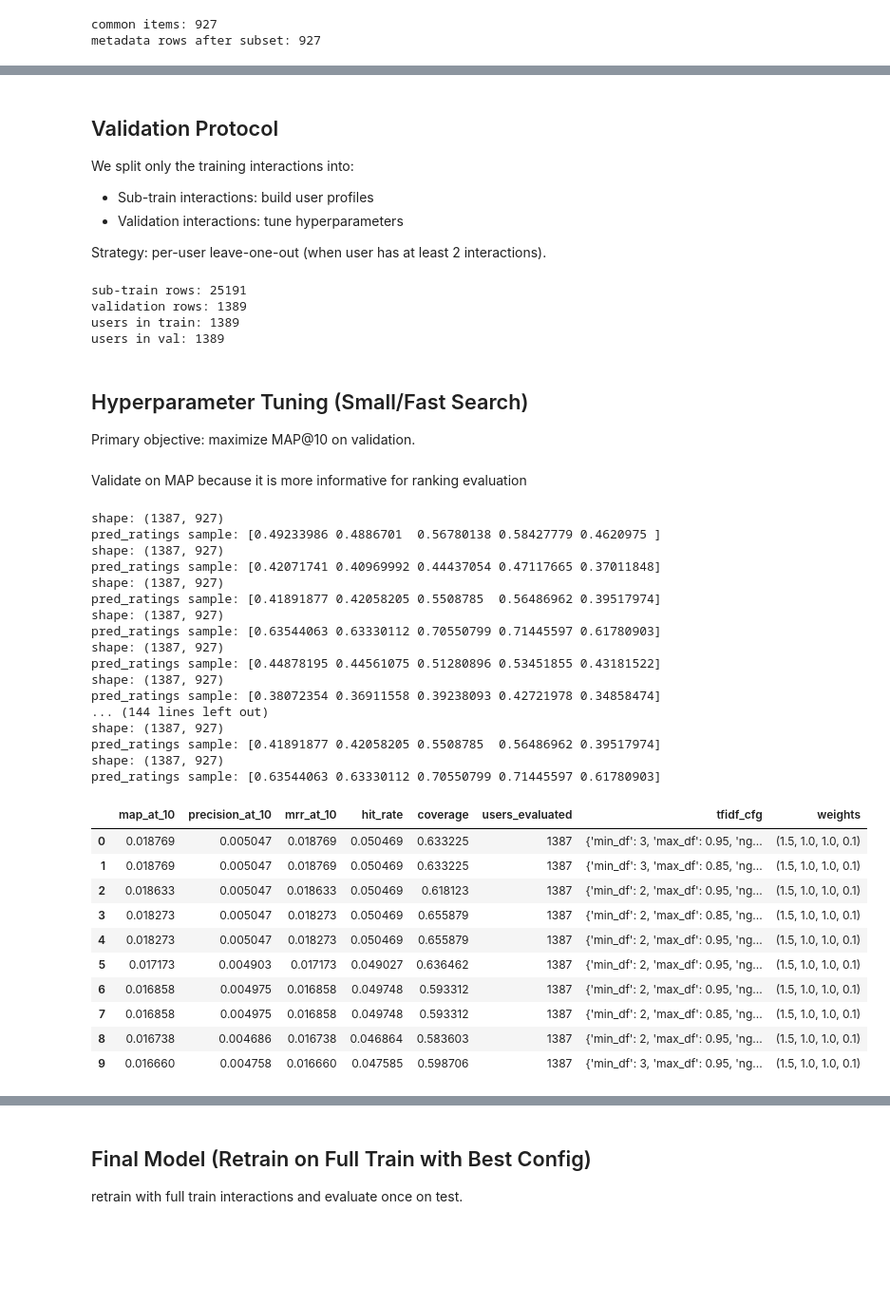
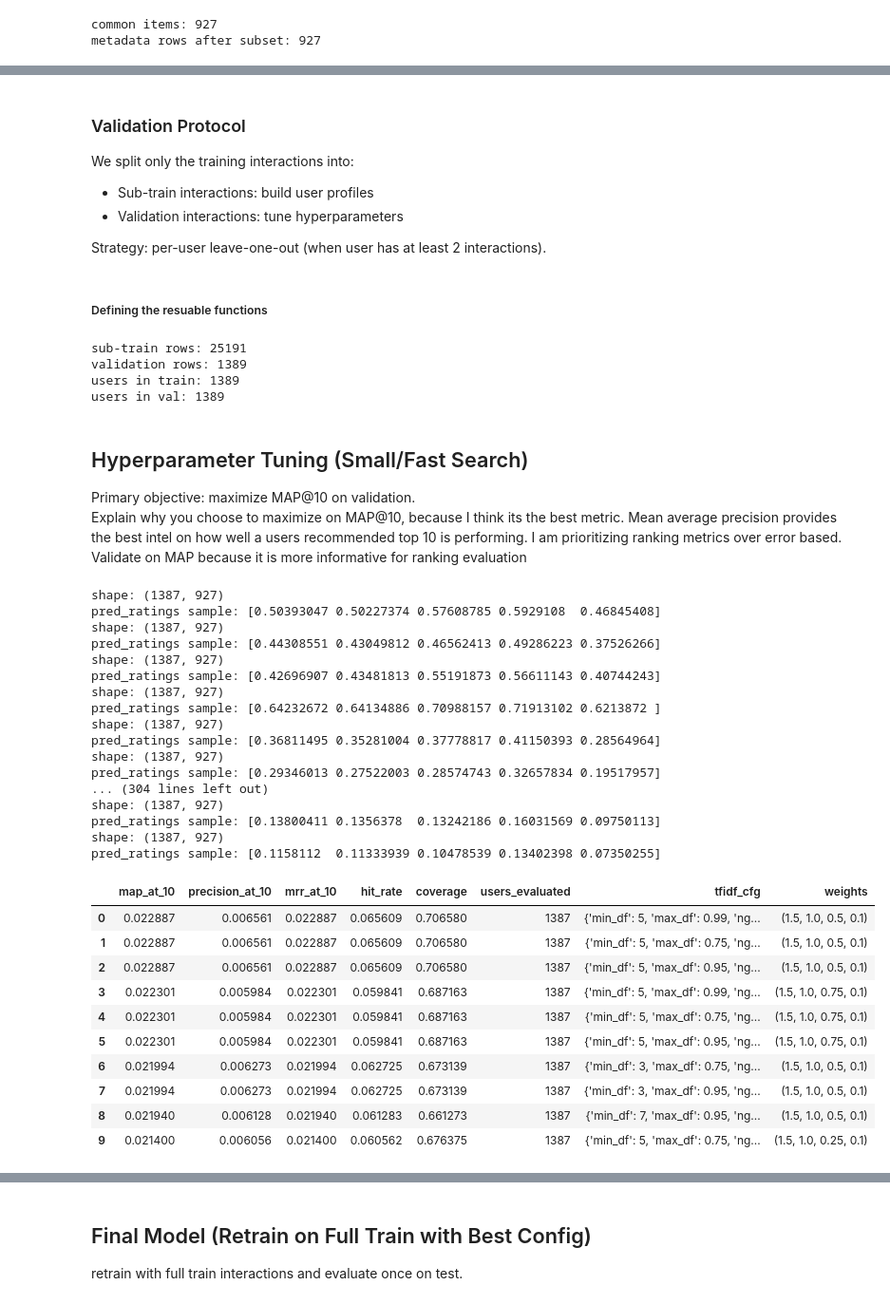
Before and after one commit to Armin-Irvije/Web-Recommender-Systems, a Jupyter notebook: week10_v2.ipynb, the cells around one changed output, grey strips where cells are left out. Shown at 95% size. Cells and saved outputs as stored; diff of their text form; code cells hidden in the pictures; blank space fills up the shorter version.

```diff
--- a/week10_v2.ipynb
+++ b/week10_v2.ipynb
@@ -61,11 +55,13 @@ metadata_df[['item_id', 'description', 'features', 'categories']].head(2)
 | 1312 | B00001X50M | product description you are snake... | lightly armed and facing an army ... | video games legacy systems playst... |
 # %% [markdown]
-## Validation Protocol
+### Validation Protocol
 We split only the training interactions into:
 - Sub-train interactions: build user profiles
 - Validation interactions: tune hyperparameters
 
 Strategy: per-user leave-one-out (when user has at least 2 interactions).
+# %% [markdown]
+##### Defining the resuable functions
 # %%
 def user_leave_one_out_split(df, user_col='user_id', seed=42):
     rng = np.random.default_rng(seed)
@@ -194,20 +190,20 @@ def topk_metrics(eval_df, artifacts, k=10, relevance_threshold=3.0):
     n_items = item_matrix.shape[0]
 
     for idx, u in enumerate(eval_users):
-        s = similarities[idx].copy()
+        sim = similarities[idx].copy()
 
         seen_items = seen_by_user.get(u, set())
         if seen_items:
-            s[list(seen_items)] = -np.inf
+            sim[list(seen_items)] = -np.inf
 
-        finite_idx = np.where(np.isfinite(s))[0]
+        finite_idx = np.where(np.isfinite(sim))[0]
         if finite_idx.size == 0:
             recs = np.array([], dtype=np.int32)
         else:
             kk = min(k, finite_idx.size)
-            cand = np.argpartition(-s[finite_idx], kk - 1)[:kk]
+            cand = np.argpartition(-sim[finite_idx], kk - 1)[:kk]
             recs = finite_idx[cand]
-            recs = recs[np.argsort(-s[recs])]
+            recs = recs[np.argsort(-sim[recs])]
 
         topk_by_user[u] = recs
         all_recommended_items.update(recs.tolist())
@@ -244,8 +240,7 @@ def topk_metrics(eval_df, artifacts, k=10, relevance_threshold=3.0):
 # %% [markdown]
 ## Hyperparameter Tuning (Small/Fast Search)
 Primary objective: maximize MAP@10 on validation.
+Explain why you choose to maximize on MAP@10, because I think its the best metric. Mean average precision provides the best intel on how well a users recommended top 10 is performing. I am prioritizing ranking metrics over error based. Validate on MAP because it is more informative for ranking evaluation
-# %% [markdown]
-Validate on MAP because it is more informative for ranking evaluation
 # %%
 
 # Small search space for laptop-friendly runtime
@@ -253,26 +248,37 @@ Validate on MAP because it is more informative for ranking evaluation
 # conduct a grid search with different hyperparameters for TF-IDF
 # evaluate on validation and pick the best configuration based on Mean Average Precision at 10
 tfidf_grid = {
-    'min_df': [2, 3],
-    'max_df': [0.85, 0.95],
+    'min_df': [1, 2, 3, 5, 7, 10],
+    'max_df': [0.75, 0.85, 0.95, 0.99],
     'ngram_range': [(1, 1), (1, 2)],
-    'max_features': [5000, 10000],
     'sublinear_tf': [True, False]
 }
+# explain these hyperparameters briefly in comments:
+# min_df: minimum document frequency for a term to be included in the vocabulary (filters out rare terms)
+# max_df: maximum document frequency for a term to be included (filters out very common terms)
+# ngram_range: whether to include unigrams only (1,1) or also bigrams (1,2)
+# sublinear_tf: whether to apply sublinear scaling to term frequencies (replace tf with 1 + log(tf)) which can help with very common terms
 
 # block weights for description, features, categories, ratings
+# explain what these weights mean in comments:
+# these weights control the relative importance of each block of features in the final item representation.
+# for example, (1.0, 1.0, 1.0, 0.1) means we give equal weight to description, features, and categories,
+# but much less weight to ratings
 weight_grid = [
     (1.0, 1.0, 1.0, 0.1),
     (1.5, 1.0, 1.0, 0.1),
     (1.0, 1.5, 1.0, 0.3),
-    (1.0, 1.0, 1.5, 0.3)
+    (1.0, 1.0, 1.5, 0.3),
+    (1.5, 1.0, 0.75, 0.1),
+    (1.5, 1.0, 0.5, 0.1),
+    (1.5, 1.0, 0.25, 0.1),
+    (1.5, 1.0, 0.1, 0.1)
 ]
 
 all_cfgs = list(product(
     tfidf_grid['min_df'],
     tfidf_grid['max_df'],
     tfidf_grid['ngram_range'],
-    tfidf_grid['max_features'],
     tfidf_grid['sublinear_tf']
 ))
 
@@ -286,57 +292,57 @@ for cfg in all_cfgs:
         'min_df': cfg[0],
         'max_df': cfg[1],
         'ngram_range': cfg[2],
-        'max_features': cfg[3],
-        'sublinear_tf': cfg[4]
+        'sublinear_tf': cfg[3]
     }
 
     for weights in weight_grid:
         # Build matrices and evaluate on validation set
         artifacts = build_matrices(metadata_df, sub_train_df, tfidf_cfg, weights)
         val_metrics = topk_metrics(val_df, artifacts, k=10, relevance_threshold=3.0)
 
         results.append({
             'map_at_10': val_metrics['map_at_10'],
             'precision_at_10': val_metrics['precision_at_10'],
             'mrr_at_10': val_metrics['mrr_at_10'],
             'hit_rate': val_metrics['hit_rate'],
             'coverage': val_metrics['coverage'],
             'users_evaluated': val_metrics['users_evaluated'],
             'tfidf_cfg': tfidf_cfg,
             'weights': weights
         })
 
+# sorting by MAP could be a trade off between relevance and coverage
 results_df = pd.DataFrame(results).sort_values(by='map_at_10', ascending=False).reset_index(drop=True)
 results_df.head(10)
 # %% [output]
 shape: (1387, 927)
-pred_ratings sample: [0.49233986 0.4886701  0.56780138 0.58427779 0.4620975 ]
+pred_ratings sample: [0.50393047 0.50227374 0.57608785 0.5929108  0.46845408]
 shape: (1387, 927)
-pred_ratings sample: [0.42071741 0.40969992 0.44437054 0.47117665 0.37011848]
+pred_ratings sample: [0.44308551 0.43049812 0.46562413 0.49286223 0.37526266]
 shape: (1387, 927)
-pred_ratings sample: [0.41891877 0.42058205 0.5508785  0.56486962 0.39517974]
+pred_ratings sample: [0.42696907 0.43481813 0.55191873 0.56611143 0.40744243]
 shape: (1387, 927)
-pred_ratings sample: [0.63544063 0.63330112 0.70550799 0.71445597 0.61780903]
+pred_ratings sample: [0.64232672 0.64134886 0.70988157 0.71913102 0.6213872 ]
 shape: (1387, 927)
-pred_ratings sample: [0.44878195 0.44561075 0.51280896 0.53451855 0.43181522]
+pred_ratings sample: [0.36811495 0.35281004 0.37778817 0.41150393 0.28564964]
 shape: (1387, 927)
-pred_ratings sample: [0.38072354 0.36911558 0.39238093 0.42721978 0.34858474]
-... (144 lines left out)
+pred_ratings sample: [0.29346013 0.27522003 0.28574743 0.32657834 0.19517957]
+... (304 lines left out)
 shape: (1387, 927)
-pred_ratings sample: [0.41891877 0.42058205 0.5508785  0.56486962 0.39517974]
+pred_ratings sample: [0.13800411 0.1356378  0.13242186 0.16031569 0.09750113]
 shape: (1387, 927)
-pred_ratings sample: [0.63544063 0.63330112 0.70550799 0.71445597 0.61780903]
+pred_ratings sample: [0.1158112  0.11333939 0.10478539 0.13402398 0.07350255]
 |  | map_at_10 | precision_at_10 | mrr_at_10 | hit_rate | coverage | users_evaluated | tfidf_cfg | weights |
-| 0 | 0.018769 | 0.005047 | 0.018769 | 0.050469 | 0.633225 | 1387 | {'min_df': 3, 'max_df': 0.95, 'ng... | (1.5, 1.0, 1.0, 0.1) |
-| 1 | 0.018769 | 0.005047 | 0.018769 | 0.050469 | 0.633225 | 1387 | {'min_df': 3, 'max_df': 0.85, 'ng... | (1.5, 1.0, 1.0, 0.1) |
-| 2 | 0.018633 | 0.005047 | 0.018633 | 0.050469 | 0.618123 | 1387 | {'min_df': 2, 'max_df': 0.95, 'ng... | (1.5, 1.0, 1.0, 0.1) |
-| 3 | 0.018273 | 0.005047 | 0.018273 | 0.050469 | 0.655879 | 1387 | {'min_df': 2, 'max_df': 0.85, 'ng... | (1.5, 1.0, 1.0, 0.1) |
-| 4 | 0.018273 | 0.005047 | 0.018273 | 0.050469 | 0.655879 | 1387 | {'min_df': 2, 'max_df': 0.95, 'ng... | (1.5, 1.0, 1.0, 0.1) |
-| 5 | 0.017173 | 0.004903 | 0.017173 | 0.049027 | 0.636462 | 1387 | {'min_df': 2, 'max_df': 0.95, 'ng... | (1.5, 1.0, 1.0, 0.1) |
-| 6 | 0.016858 | 0.004975 | 0.016858 | 0.049748 | 0.593312 | 1387 | {'min_df': 2, 'max_df': 0.95, 'ng... | (1.5, 1.0, 1.0, 0.1) |
-| 7 | 0.016858 | 0.004975 | 0.016858 | 0.049748 | 0.593312 | 1387 | {'min_df': 2, 'max_df': 0.85, 'ng... | (1.5, 1.0, 1.0, 0.1) |
-| 8 | 0.016738 | 0.004686 | 0.016738 | 0.046864 | 0.583603 | 1387 | {'min_df': 2, 'max_df': 0.95, 'ng... | (1.5, 1.0, 1.0, 0.1) |
-| 9 | 0.016660 | 0.004758 | 0.016660 | 0.047585 | 0.598706 | 1387 | {'min_df': 3, 'max_df': 0.95, 'ng... | (1.5, 1.0, 1.0, 0.1) |
+| 0 | 0.022887 | 0.006561 | 0.022887 | 0.065609 | 0.706580 | 1387 | {'min_df': 5, 'max_df': 0.99, 'ng... | (1.5, 1.0, 0.5, 0.1) |
+| 1 | 0.022887 | 0.006561 | 0.022887 | 0.065609 | 0.706580 | 1387 | {'min_df': 5, 'max_df': 0.75, 'ng... | (1.5, 1.0, 0.5, 0.1) |
+| 2 | 0.022887 | 0.006561 | 0.022887 | 0.065609 | 0.706580 | 1387 | {'min_df': 5, 'max_df': 0.95, 'ng... | (1.5, 1.0, 0.5, 0.1) |
+| 3 | 0.022301 | 0.005984 | 0.022301 | 0.059841 | 0.687163 | 1387 | {'min_df': 5, 'max_df': 0.99, 'ng... | (1.5, 1.0, 0.75, 0.1) |
+| 4 | 0.022301 | 0.005984 | 0.022301 | 0.059841 | 0.687163 | 1387 | {'min_df': 5, 'max_df': 0.75, 'ng... | (1.5, 1.0, 0.75, 0.1) |
+| 5 | 0.022301 | 0.005984 | 0.022301 | 0.059841 | 0.687163 | 1387 | {'min_df': 5, 'max_df': 0.95, 'ng... | (1.5, 1.0, 0.75, 0.1) |
+| 6 | 0.021994 | 0.006273 | 0.021994 | 0.062725 | 0.673139 | 1387 | {'min_df': 3, 'max_df': 0.75, 'ng... | (1.5, 1.0, 0.5, 0.1) |
+| 7 | 0.021994 | 0.006273 | 0.021994 | 0.062725 | 0.673139 | 1387 | {'min_df': 3, 'max_df': 0.95, 'ng... | (1.5, 1.0, 0.5, 0.1) |
+| 8 | 0.021940 | 0.006128 | 0.021940 | 0.061283 | 0.661273 | 1387 | {'min_df': 7, 'max_df': 0.95, 'ng... | (1.5, 1.0, 0.5, 0.1) |
+| 9 | 0.021400 | 0.006056 | 0.021400 | 0.060562 | 0.676375 | 1387 | {'min_df': 5, 'max_df': 0.75, 'ng... | (1.5, 1.0, 0.25, 0.1) |
 # %%
 best_row = results_df.iloc[0]
 best_tfidf_cfg = best_row['tfidf_cfg']
```
Also changed, not shown: parts of 8 cells of this notebook, 1 other file.
